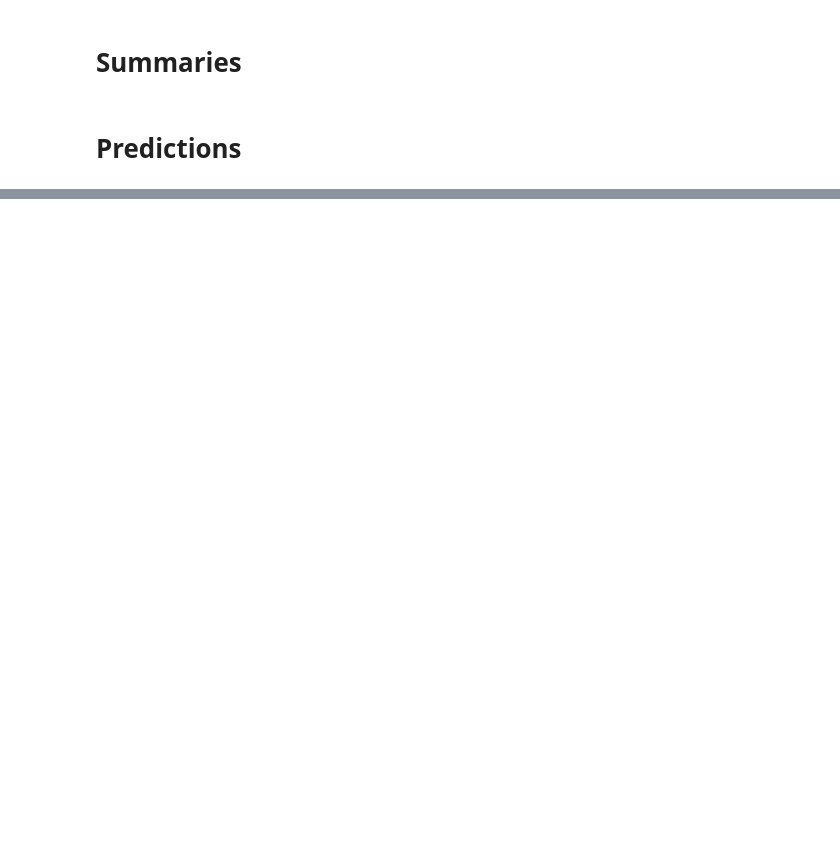
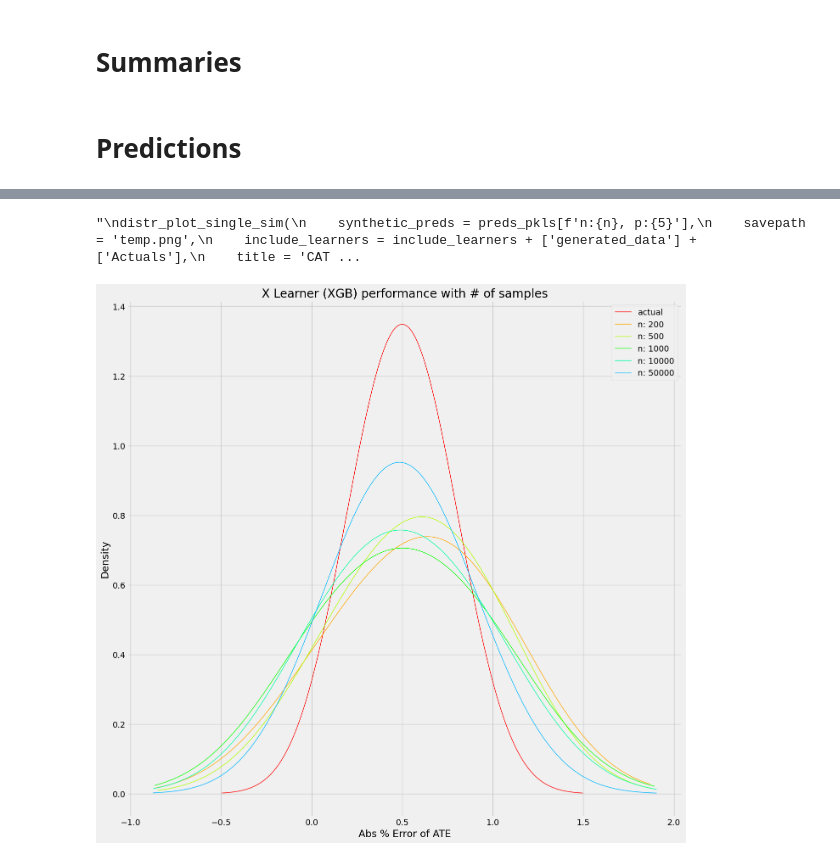
Before and after one commit to UdaikaranSingh/pgm_project, a Jupyter notebook: results/experiment_2/Experiment 2.ipynb, the cells around one changed output, grey strips where cells are left out. Drawn from its saved outputs; the diff is of its cells as text; code cells hidden in the pictures; blank space fills up the shorter version.

```diff
--- a/results/experiment_2/Experiment 2.ipynb
+++ b/results/experiment_2/Experiment 2.ipynb
@@ -309,0 +335,62 @@ def bar_plot_summary_holdout(
+# %%
+n,p = 50000,5
+to_plot = ['Actuals', 'X Learner (XGB)']
+dist_keys = preds_pkls[f'n:{n}, p:{p}'].keys()
+include_learners = [s for s in dist_keys if s in to_plot]
+
+alpha=1
+linewidth=1
+bw_method=1
+
+cmap = get_cmap(10)
+temp = np.hstack(preds_pkls[f'n:{n}, p:{p}'].values())
+temp = pd.to_numeric(temp, errors='coerce')
+temp = temp[~np.isnan(temp)]
+global_lower = np.percentile(temp, 1)
+global_upper = np.percentile(temp, 99)
+
+all_ns = [200, 500, 1000, 10000, 50000]
+all_ps = [5, 10, 100, 200]
+
+
+plt.figure(figsize=(15, 15))
+v = pd.Series(preds_pkls[f'n:{n}, p:{p}']['Actuals'])
+v = v[v.between(global_lower, global_upper)]
+v.plot(
+    kind="kde",
+    bw_method=bw_method,
+    label='actual',
+    linewidth=linewidth,
+    color=cmap(0),
+)
+
+i = 1
+p = 10
+for n in all_ns:
+    v = preds_pkls[f'n:{n}, p:{p}']['X Learner (XGB)']
+    v = pd.Series(v.flatten())
+    v = v[v.between(global_lower, global_upper)]
+    v.plot(
+        kind="kde",
+        bw_method=bw_method,
+        label= f'n: {n}',
+        linewidth=linewidth,
+        color=cmap(i),
+    )
+    i += 1
+
+plt.legend()
+plt.title("X Learner (XGB) performance with # of samples")
+plt.xlabel("Abs % Error of ATE")
+plt.savefig('xg_boost_performance.png', dpi = 320)
+"""
+distr_plot_single_sim(
+    synthetic_preds = preds_pkls[f'n:{n}, p:{5}'],
+    savepath = 'temp.png',
+    include_learners = include_learners + ['generated_data'] + ['Actuals'],
+    title = 'CATE Distribution of Non-Ensemble Distributions'
+)
+"""
+# %% [output]
+"\ndistr_plot_single_sim(\n    synthetic_preds = preds_pkls[f'n:{n}, p:{5}'],\n    savepath = 'temp.png',\n    include_learners = include_learners + ['generated_data'] + ['Actuals'],\n    title = 'CAT ...
+[figure, added]
```
Also changed, not shown: parts of 8 cells of this notebook, 4 other files.
